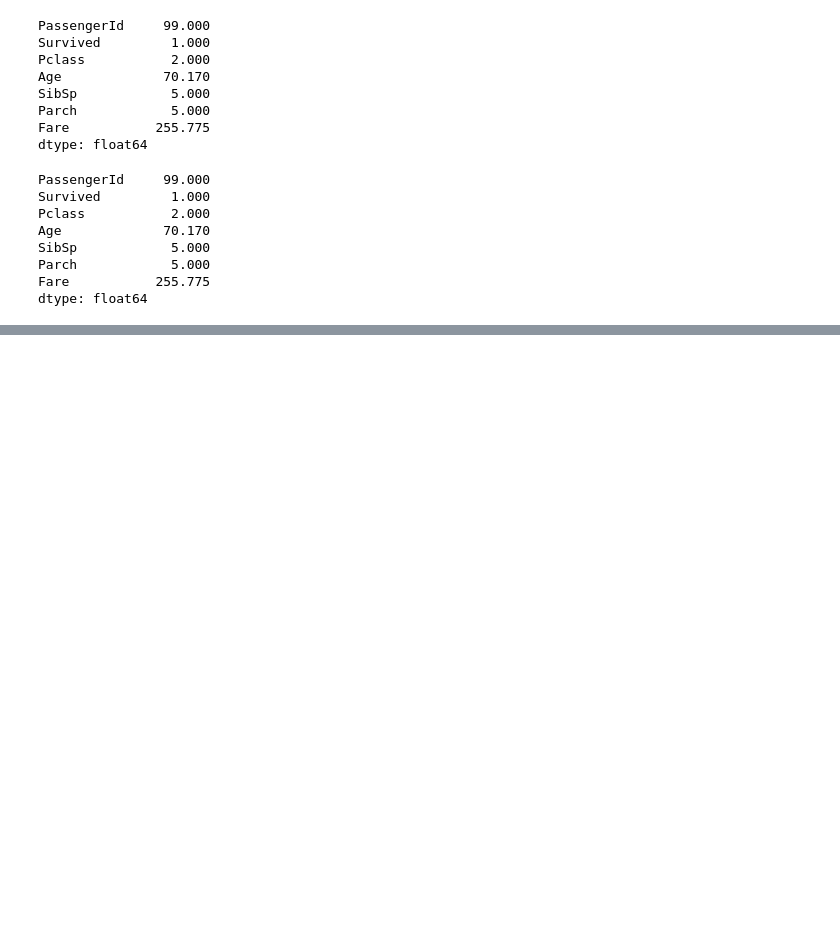
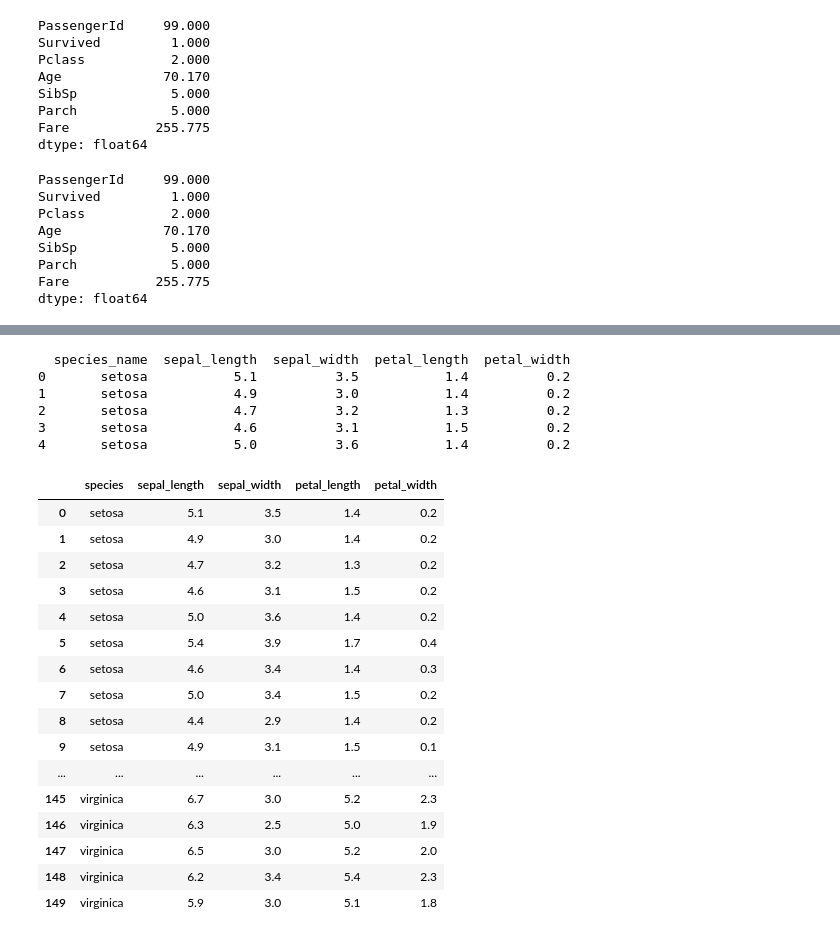
Before and after one commit to Thoai-Adam/classificatin-exercises, a Jupyter notebook: classification_exercises.ipynb, the cells around one changed output, grey strips where cells are left out. Saved outputs shown, nothing was run; the diff lists cells and outputs as text; code cells hidden in the pictures; blank space fills up the shorter version.

```diff
--- a/classification_exercises.ipynb
+++ b/classification_exercises.ipynb
@@ -277,0 +293,22 @@ dtype: float64
+# %%
+def new_iris_data():
+    sql_query = ("SELECT species_id, species_name, sepal_length, sepal_width, petal_length, petal_width FROM measurements JOIN species USING(species_id)")
+    # Read in datafr from Codeup db.
+    df = pd.read_sql(sql_query, get_connection('iris_db'))
+    return df
+
+
+def get_iris_data():
+    if os.path.isfile('iris_df.csv'):
+        # If csv file exists read in data from csv file.
+        df = pd.read_csv('iris_df.csv', index_col=0)
+    else:
+        # Read fresh data from Codeup db into a dataframe
+        df = new_iris_data()
+        # Cache data
+        df.to_csv('iris_df.csv')
+    return df
+# %%
+#call the iris table
+iris_df = get_iris_data()
+iris_df.head()
@@ -277,0 +334,34 @@ dtype: float64
+# %%
+#drop the two column as instructed. dont run again
+iris_df = iris_df.drop(columns = ['species_id'])
+# %%
+print(iris_df.head())
+# %% [output]
+  species_name  sepal_length  sepal_width  petal_length  petal_width
+0       setosa           5.1          3.5           1.4          0.2
+1       setosa           4.9          3.0           1.4          0.2
+2       setosa           4.7          3.2           1.3          0.2
+3       setosa           4.6          3.1           1.5          0.2
+4       setosa           5.0          3.6           1.4          0.2
+# %%
+#rename the species_name column to just species
+iris_df = iris_df.rename(columns={'species_name': 'species'})
+iris_df
+# %% [output]
+|  | species | sepal_length | sepal_width | petal_length | petal_width |
+| 0 | setosa | 5.1 | 3.5 | 1.4 | 0.2 |
+| 1 | setosa | 4.9 | 3.0 | 1.4 | 0.2 |
+| 2 | setosa | 4.7 | 3.2 | 1.3 | 0.2 |
+| 3 | setosa | 4.6 | 3.1 | 1.5 | 0.2 |
+| 4 | setosa | 5.0 | 3.6 | 1.4 | 0.2 |
+| 5 | setosa | 5.4 | 3.9 | 1.7 | 0.4 |
+| 6 | setosa | 4.6 | 3.4 | 1.4 | 0.3 |
+| 7 | setosa | 5.0 | 3.4 | 1.5 | 0.2 |
+| 8 | setosa | 4.4 | 2.9 | 1.4 | 0.2 |
+| 9 | setosa | 4.9 | 3.1 | 1.5 | 0.1 |
+| ... | ... | ... | ... | ... | ... |
+| 145 | virginica | 6.7 | 3.0 | 5.2 | 2.3 |
+| 146 | virginica | 6.3 | 2.5 | 5.0 | 1.9 |
+| 147 | virginica | 6.5 | 3.0 | 5.2 | 2.0 |
+| 148 | virginica | 6.2 | 3.4 | 5.4 | 2.3 |
+| 149 | virginica | 5.9 | 3.0 | 5.1 | 1.8 |
```
Also changed, not shown: parts of 35 cells of this notebook, 3 other files.
